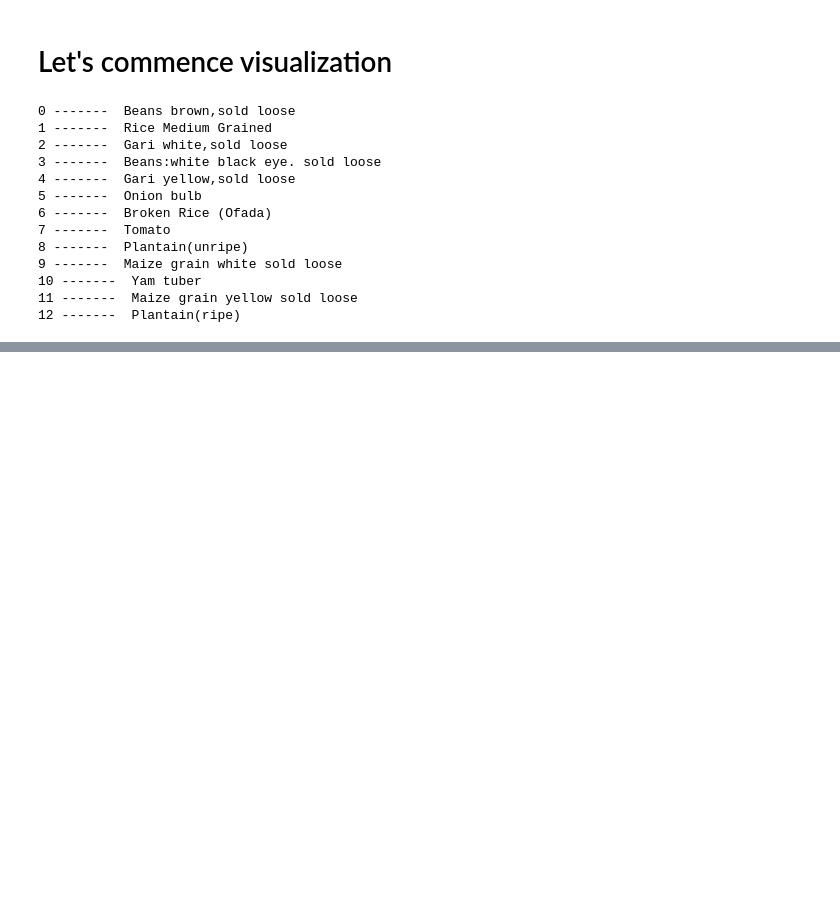
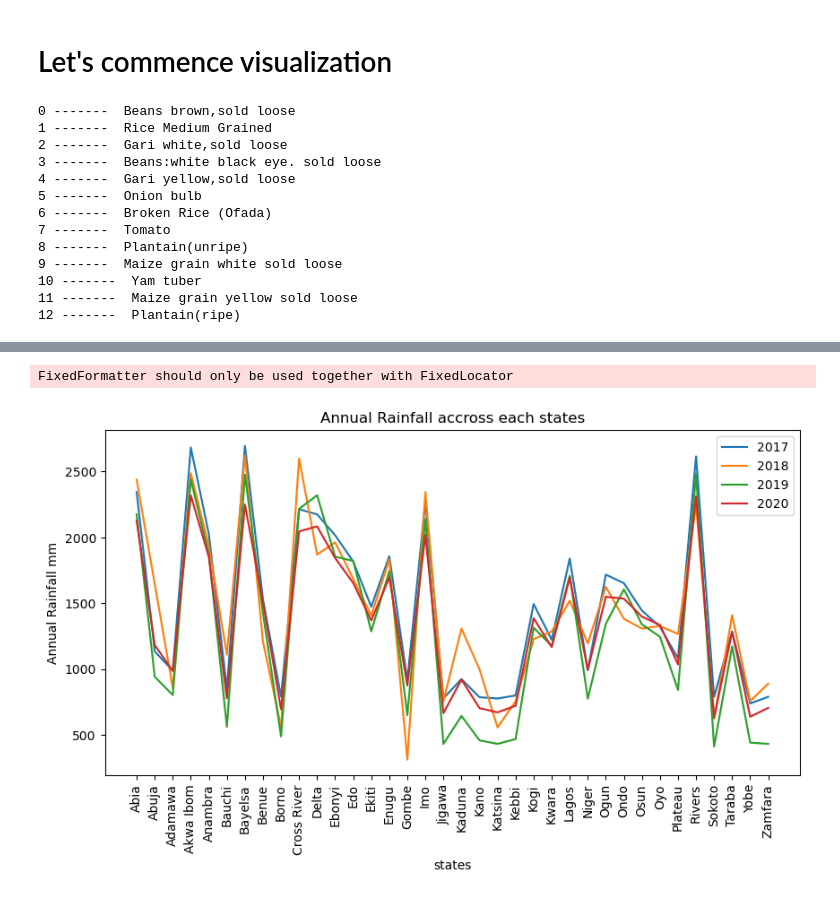
Before and after one commit to OhuneneIbrahim/Agricultural-food-price-prediction, a Jupyter notebook: ML_for_Agriculture.ipynb, the cells around one changed output, grey strips where cells are left out. Saved outputs shown, nothing was run; the diff lists cells and outputs as text; code cells hidden in the pictures; blank space fills up the shorter version.

```diff
--- a/ML_for_Agriculture.ipynb
+++ b/ML_for_Agriculture.ipynb
@@ -462,0 +494,13 @@ fig.show()
+# %%
+price_df_2017= price_df[price_df["Year"]=="2017"]
+price_df_20171= price_df_2017.sort_values(by = ["Annual Rainfall mm"])
+
+price_df_2018= price_df[price_df["Year"]=="2018"]
+price_df_20181= price_df_2018.sort_values(by = [,"Annual Rainfall mm"])
+
+price_df_2019= price_df[price_df["Year"]=="2019"]
+price_df_20191= price_df_2019.sort_values(by = ["Annual Rainfall mm"])
+
+
+price_df_2020= price_df[price_df["Year"]=="2020"]
+price_df_20201= price_df_2020.sort_values(by = ["Annual Rainfall mm"])
@@ -462,0 +509,14 @@ fig.show()
+# %%
+
+plt.figure(figsize=(10, 5))
+ax1 = sns.lineplot(data=price_df_2017, x='states', y='Annual Rainfall mm', label='2017')
+ax2 = sns.lineplot(data=price_df_2018, x='states', y='Annual Rainfall mm', label='2018')
+ax3 = sns.lineplot(data=price_df_2019, x='states', y='Annual Rainfall mm', label='2019')
+ax4 = sns.lineplot(data=price_df_2020, x='states', y='Annual Rainfall mm', label='2020')
+plt.title('Annual Rainfall accross each states')
+plt.legend()
+ax1.set_xticklabels(ax.get_xticklabels(), rotation=90)
+plt.show()
+# %% [output]
+FixedFormatter should only be used together with FixedLocator
+[figure, added]
```
Also changed, not shown: parts of 8 cells of this notebook, 2 other files.
